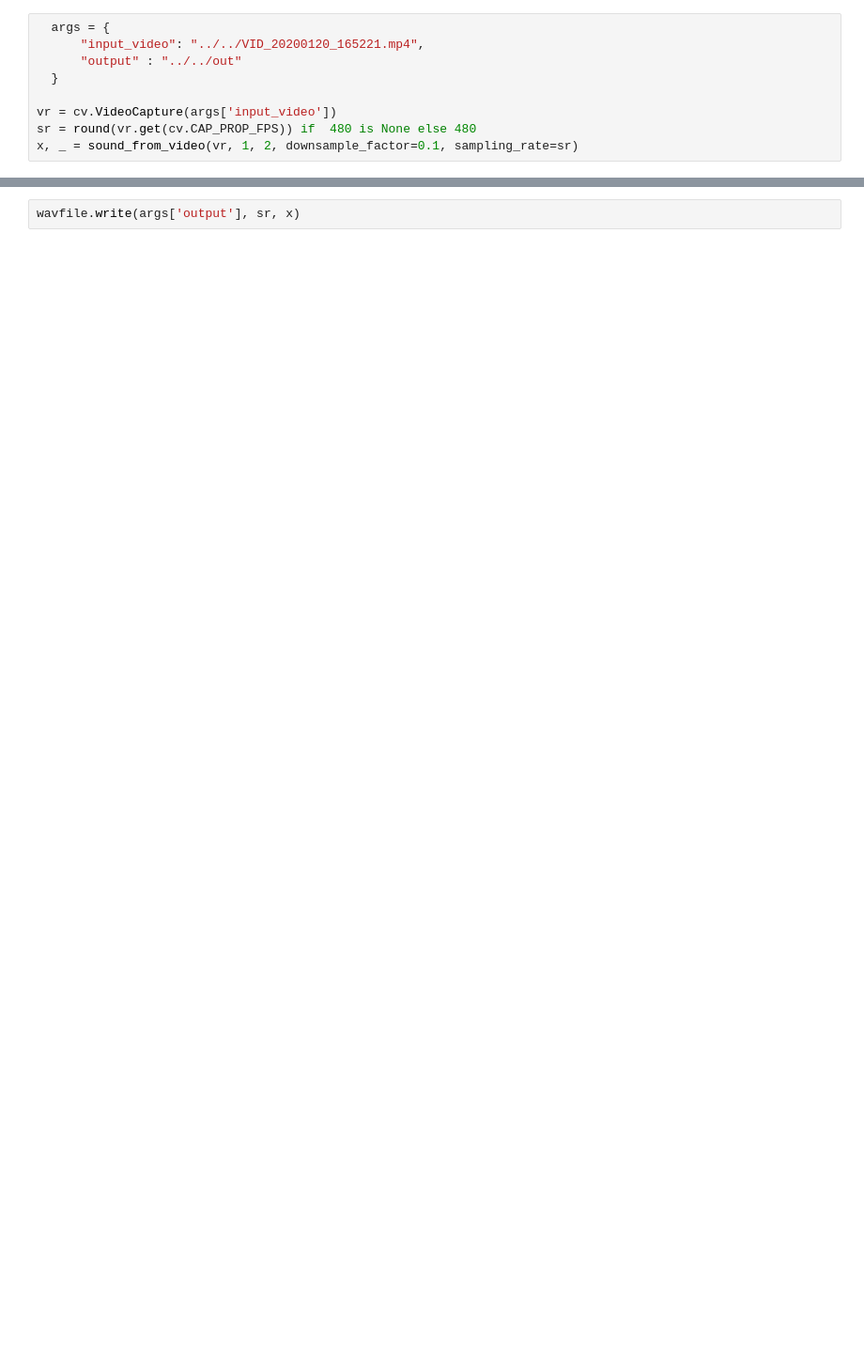
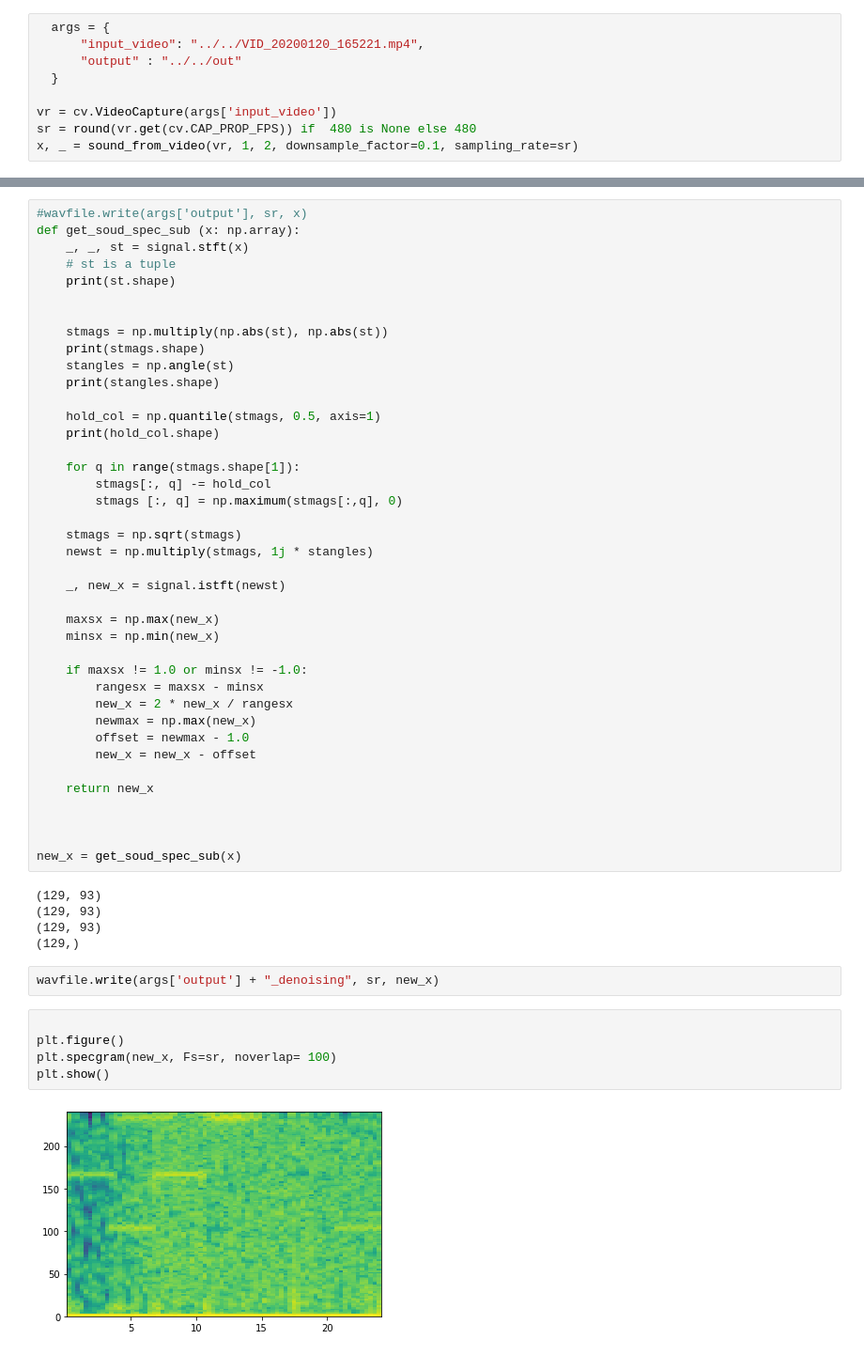
Before and after one commit to dsforza96/visual-mic, a Jupyter notebook: code/notebook.ipynb, the cells around one changed output, grey strips where cells are left out. Shown at 94% size. Saved outputs shown, nothing was run; the diff lists cells and outputs as text; blank space fills up the shorter version.

```diff
--- a/code/notebook.ipynb
+++ b/code/notebook.ipynb
@@ -28,2 +29,54 @@ plt.show()
+# %%
+#wavfile.write(args['output'], sr, x)
+def get_soud_spec_sub (x: np.array):
+    _, _, st = signal.stft(x)
+    # st is a tuple
+    print(st.shape)
+
+
+    stmags = np.multiply(np.abs(st), np.abs(st))
+    print(stmags.shape)
+    stangles = np.angle(st)
+    print(stangles.shape)
+
+    hold_col = np.quantile(stmags, 0.5, axis=1)
+    print(hold_col.shape)
+
+    for q in range(stmags.shape[1]):
+        stmags[:, q] -= hold_col
+        stmags [:, q] = np.maximum(stmags[:,q], 0)
+
+    stmags = np.sqrt(stmags)
+    newst = np.multiply(stmags, 1j * stangles)
+
+    _, new_x = signal.istft(newst)
+
+    maxsx = np.max(new_x)
+    minsx = np.min(new_x)
+
+    if maxsx != 1.0 or minsx != -1.0:
+        rangesx = maxsx - minsx
+        new_x = 2 * new_x / rangesx
+        newmax = np.max(new_x)
+        offset = newmax - 1.0
+        new_x = new_x - offset
+
+    return new_x
+
+
+
+new_x = get_soud_spec_sub(x)
+# %% [output]
+(129, 93)
+(129, 93)
+(129, 93)
+(129,)
 # %%
-wavfile.write(args['output'], sr, x)
+wavfile.write(args['output'] + "_denoising", sr, new_x)
+# %%
+
+plt.figure()
+plt.specgram(new_x, Fs=sr, noverlap= 100)
+plt.show()
+# %% [output]
+[figure, added]
```
Also changed, not shown: parts of 2 cells of this notebook.
